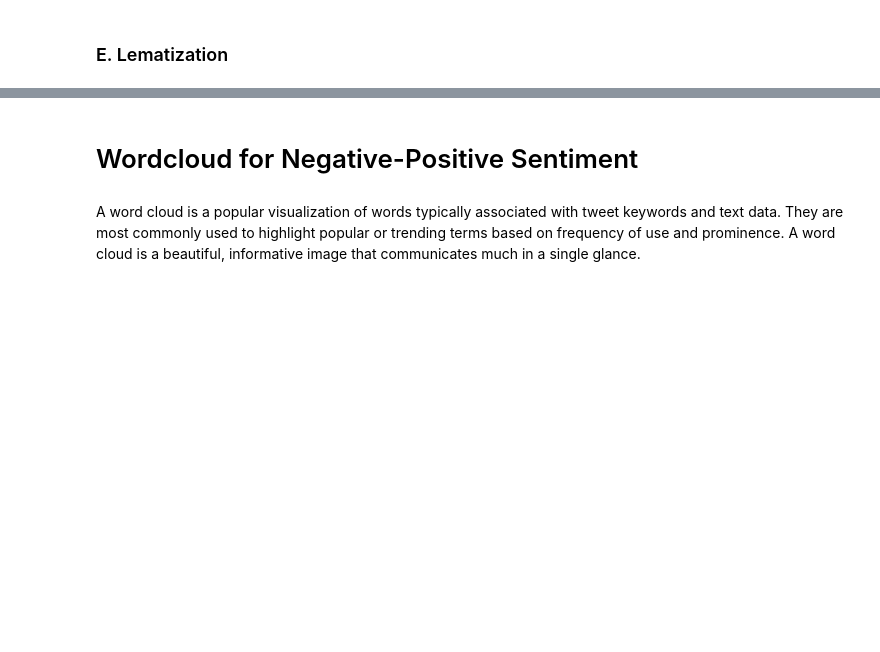
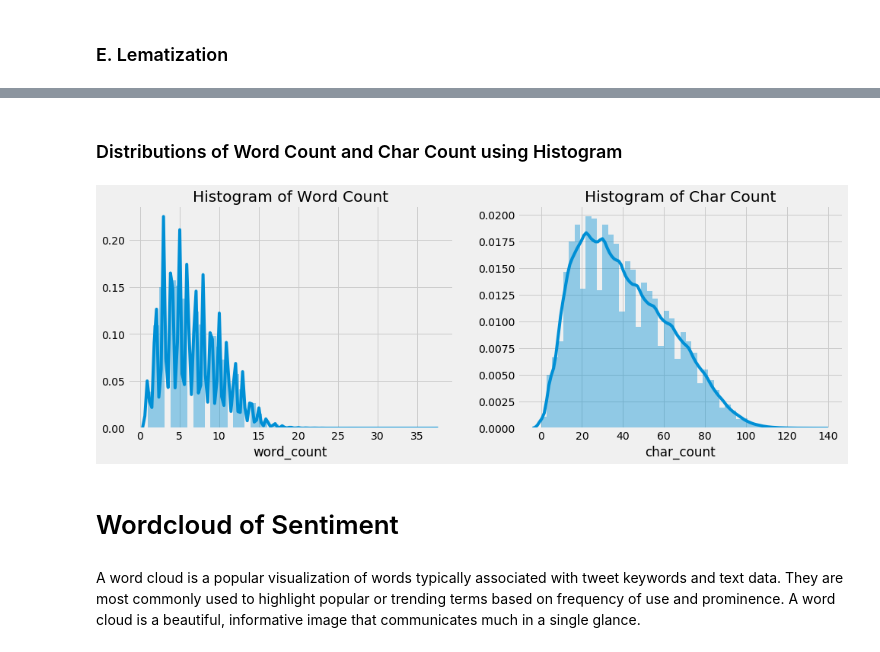
Before and after one commit to FransdanaNadeak/Practice-Case-Social-Media-Analysis-with-SPARK, a Jupyter notebook: Modelling_Clean-Tweets.ipynb, the cells around one changed output, grey strips where cells are left out. Drawn from its saved outputs; the diff is of its cells as text; code cells hidden in the pictures; blank space fills up the shorter version.

```diff
--- a/Modelling_Clean-Tweets.ipynb
+++ b/Modelling_Clean-Tweets.ipynb
@@ -166,0 +215,4 @@ data.head()
+# %%
+freq = list(freq.index)
+data['text'] = data['text'].apply(lambda x: " ".join(x for x in x.split() if x not in freq))
+data['text'].head()
@@ -166,0 +243,4 @@ data.head()
+# %%
+rare_word = list(rare_word.index)
+data['text'] = data['text'].apply(lambda x: " ".join(x for x in x.split() if x not in freq))
+data['text'].head()
@@ -197,0 +291,3 @@ dataframe['text'].head()
+# %%
+data['word_count'] = data['text'].apply(lambda x: len(str(x).split(" ")))
+data.head()
@@ -197,0 +303,3 @@ dataframe['text'].head()
+# %%
+data['char_count'] = data['text'].str.len()
+data.head()
@@ -198,4 +313,18 @@ dataframe['text'].head()
+# %% [markdown]
+### Distributions of Word Count and Char Count using Histogram
+# %%
+plt.style.use('fivethirtyeight')
+f=plt.figure(figsize=(15,5))
+f.add_subplot(1,2,1)
+sns.distplot(data['word_count'])
+plt.title('Histogram of Word Count')
+f.add_subplot(1,2,2)
+sns.distplot(data['char_count'])
+plt.title('Histogram of Char Count')
+plt.show()
+# %% [output]
+[figure, added]
 # %% [markdown]
-# Wordcloud for Negative-Positive Sentiment
+# Wordcloud of Sentiment
 # %% [markdown]
 A word cloud is a popular visualization of words typically associated with tweet keywords and text data. They are most commonly used to highlight popular or trending terms based on frequency of use and prominence. A word cloud is a beautiful, informative image that communicates much in a single glance.
```
Also changed, not shown: parts of 71 cells of this notebook.
